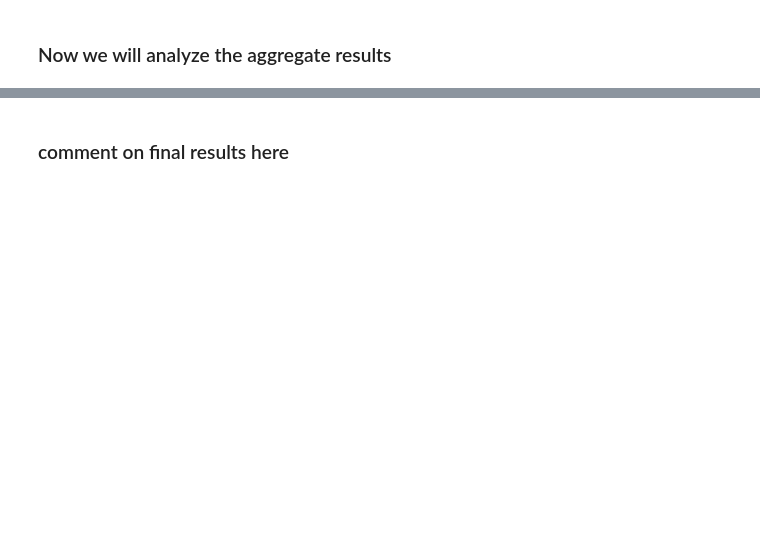
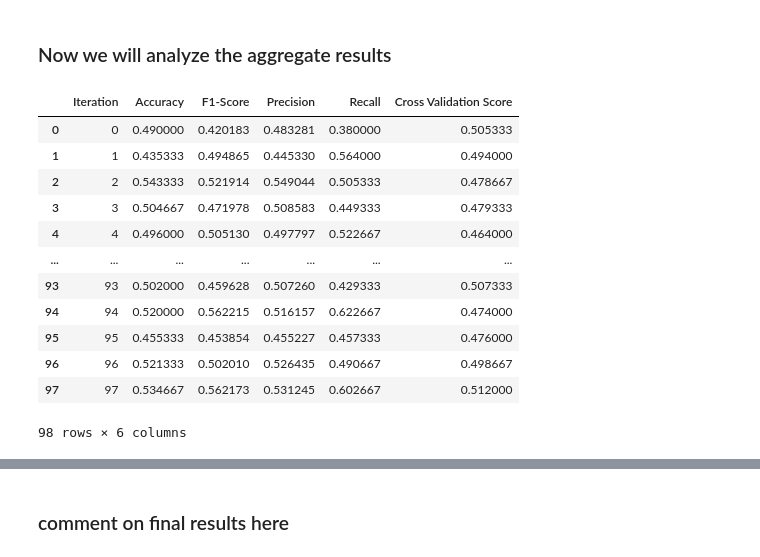
Before and after one commit to kjeeth04/NBA-pred, a Jupyter notebook: SGD.ipynb, the cells around one changed output, grey strips where cells are left out. Drawn from its saved outputs; the diff is of its cells as text; code cells hidden in the pictures; blank space fills up the shorter version.

```diff
--- a/SGD.ipynb
+++ b/SGD.ipynb
@@ -908,2 +877,28 @@ Theoretical tie in training iteration 192 for aggregate iteration 100. Skipping
 # %% [markdown]
 ### Now we will analyze the aggregate results
+# %%
+#Dataframe for testing data
+df_test = pd.DataFrame()
+df_test["Iteration"] = range(len(test_acc_list))
+df_test["Accuracy"] = test_acc_list
+df_test["F1-Score"] = test_f1_list
+df_test["Precision"] = test_prec_list
+df_test["Recall"] = test_recall_list
+df_test["Cross Validation Score"] = test_cross_val_list
+
+df_test.to_csv("./Data/final_test_results.csv", sep='\t', index = False)
+df_test
+# %% [output]
+|  | Iteration | Accuracy | F1-Score | Precision | Recall | Cross Validation Score |
+| 0 | 0 | 0.490000 | 0.420183 | 0.483281 | 0.380000 | 0.505333 |
+| 1 | 1 | 0.435333 | 0.494865 | 0.445330 | 0.564000 | 0.494000 |
+| 2 | 2 | 0.543333 | 0.521914 | 0.549044 | 0.505333 | 0.478667 |
+| 3 | 3 | 0.504667 | 0.471978 | 0.508583 | 0.449333 | 0.479333 |
+| 4 | 4 | 0.496000 | 0.505130 | 0.497797 | 0.522667 | 0.464000 |
+| ... | ... | ... | ... | ... | ... | ... |
+| 93 | 93 | 0.502000 | 0.459628 | 0.507260 | 0.429333 | 0.507333 |
+| 94 | 94 | 0.520000 | 0.562215 | 0.516157 | 0.622667 | 0.474000 |
+| 95 | 95 | 0.455333 | 0.453854 | 0.455227 | 0.457333 | 0.476000 |
+| 96 | 96 | 0.521333 | 0.502010 | 0.526435 | 0.490667 | 0.498667 |
+| 97 | 97 | 0.534667 | 0.562173 | 0.531245 | 0.602667 | 0.512000 |
+98 rows × 6 columns
```
Also changed, not shown: parts of 6 cells of this notebook, 17 other files.
